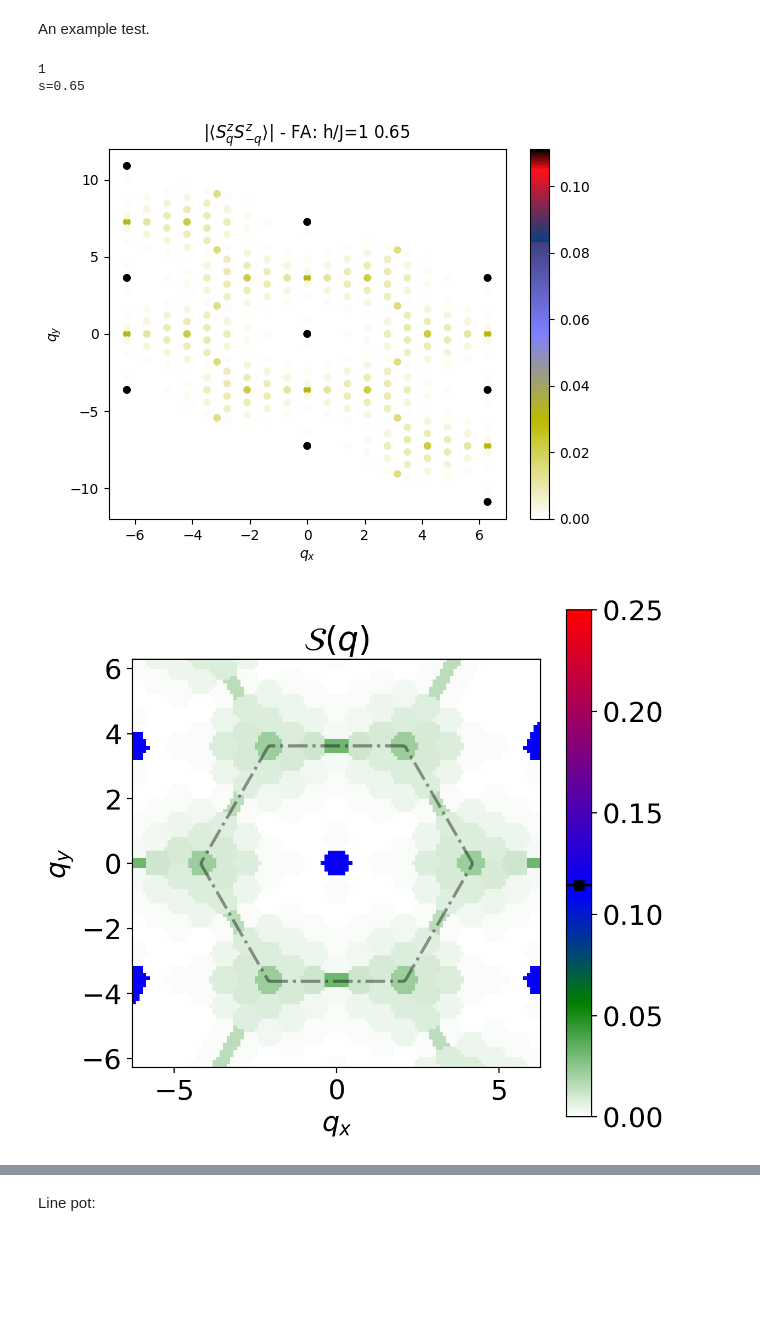
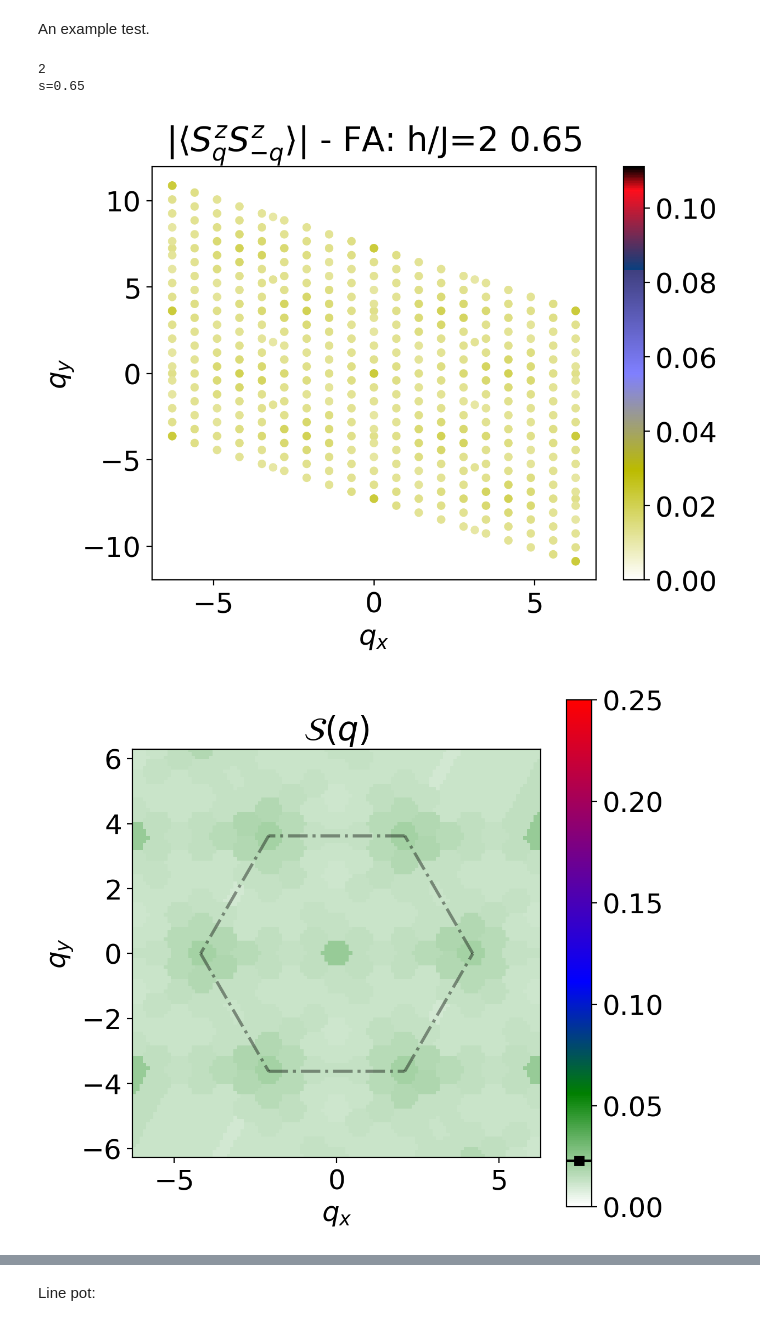
Before and after one commit to vdrouint/d-wave-other, a Jupyter notebook: kagome-tfim/processing/plot_FT.ipynb, the cells around one changed output, grey strips where cells are left out. Saved outputs shown, nothing was run; the diff lists cells and outputs as text; code cells hidden in the pictures; blank space fills up the shorter version.

Commit message:
new FT plot

```diff
--- a/kagome-tfim/processing/plot_FT.ipynb
+++ b/kagome-tfim/processing/plot_FT.ipynb
@@ -283,22 +283,20 @@ slist = ['s=0.15', 's=0.65']
 # %% [markdown]
 An example test.
 # %%
-tag1 = hoverJ_apq[1]
+tag1 = hoverJ_apq[2]
 print(tag1)
 # tag2 = 's=s=0.2'
 tag2 = slist[1]
 print(tag2)
 
-file_name = where_to_save + "3D_FT_h=" + tag1 + "_" + tag2 + ".hdf5"
+# file_name = where_to_save + "3D_FT_h=" + tag1 + "_" + tag2 + ".hdf5"
+file_name = where_to_save + "dimer_FT_h=" + tag1 + "_" + tag2 + ".hdf5"
 data = h5py.File(file_name, 'r')
 
 # kx_vals = data['kx']
 # ky_vals = data['ky']
 total_K = data['total_K']
 finalSQ_spin = np.absolute(data['avg_sigmasigma'])
-
-file_name = where_to_save + "line_FT_h=" + tag1 + "_" + tag2 + ".hdf5"
-data2 = h5py.File(file_name, 'r')
 
 # kx_vals_line = data2['kx']
 # ky_vals_line = data2['ky']
@@ -311,7 +309,7 @@ data2 = h5py.File(file_name, 'r')
 # total_K = data2['total_K']
 # finalSQ_spin_line = np.absolute(data2['avg_sigmasigma'])
 # %% [output]
-1
+2
 s=0.65
 # %%
 norm = plt.Normalize(0,(1/3)**2)
@@ -335,7 +333,7 @@ plt.title(r'$S(q)$, with 1st Brillouin Zone')
 plt.title(r'$|\langle S^z_q S^z_{-q} \rangle |$' + " - FA: h/J=" + tag1 + " " + tag2[2:]);
 plt.show()
 # %% [output]
-[figure, old version]
+[figure, new version]
 # %%
 from scipy.interpolate import griddata
 nk_init = 30
@@ -344,7 +342,7 @@ ylim = np.linspace(-2*np.pi, 2*np.pi, 4*(nk_init - 1) + 1)
 #xlim = np.hstack((np.linspace(-2*np.pi, -0.5, 50), np.linspace(0.5, 2*np.pi, 50)))
 #ylim = np.hstack((np.linspace(-2*np.pi, -0.5, 50), np.linspace(0.5, 2*np.pi, 50)))
 grid_x, grid_y = np.meshgrid(xlim, ylim, indexing='ij')
-points = total_K
+points = np.multiply(2,total_K)
 values = finalSQ_spin
 grid_z0 = griddata(points, values, (grid_x, grid_y), method='nearest')
 #possible methods: nearest, square, cubic
@@ -364,31 +362,31 @@ extent_plot = (-2*np.pi, 2*np.pi, -2*np.pi, 2*np.pi)
 # colors = ["white", "yellow","orange","red","green"]
 cvals  = [0.,(1/3)**2 /2,  (1/3)**2, (1/2)**2]
 colors = ["white", "green","blue","red"]
 norm=plt.Normalize(min(cvals),max(cvals))
 tuples = list(zip(map(norm,cvals), colors))
 cmap = mpl.colors.LinearSegmentedColormap.from_list("", tuples)
 
 # norm = plt.Normalize(0,(1/2)**2)
 # cmap = plt.cm.get_cmap('gist_stern_r')
 
 plt.imshow(grid_z0.T, extent=extent_plot, origin='lower', cmap = cmap, norm = norm)
 # plt.title('Nearest Interpolation of S(q) for Triangle OP')
 plt.title(r'$\mathcal{S}(q)$')
 cb = plt.colorbar()
 cb.ax.plot(0.5, np.max(grid_z0), 's', color = 'black') # my data is between 0 and 1
 cb.ax.plot([0,1], [np.max(grid_z0)]*2, '-', color = 'black') # my data is between 0 and 1
 
 plt.xlabel(r'$q_x$')
 plt.ylabel(r'$q_y$')
 theta_list = [2*np.pi*i/6 for i in range(7)]
 lside = 4*np.pi/3
 for j in range(6):
     plt.plot([lside*np.cos(theta_list[j]), lside*np.cos(theta_list[j+1])], [lside*np.sin(theta_list[j]), lside*np.sin(theta_list[j+1])], 'k-.', lw=2, alpha = 0.4)
 
 #total_K_again, kx, ky = path_Kagome(11)
 #for i in range(20):
 #    plt.scatter(*total_K_again[i], color = 'black', s = 5)
 plt.gcf().set_size_inches(6, 6)
 plt.show()
 # %% [output]
-[figure, old version]
+[figure, new version]
```
Also changed, not shown: parts of 12 cells of this notebook.
